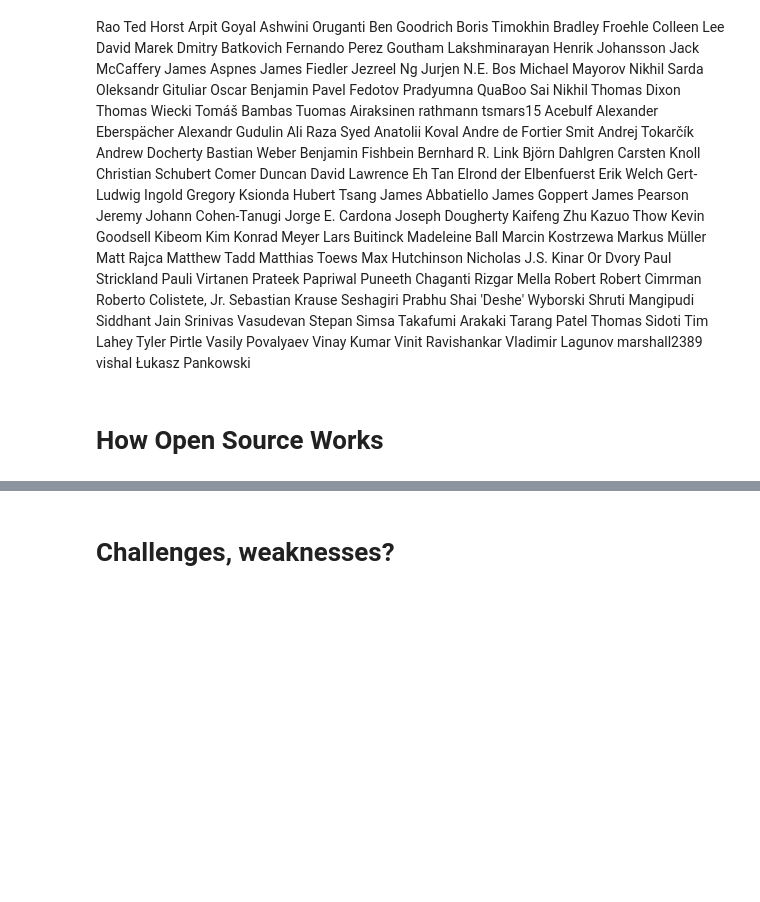
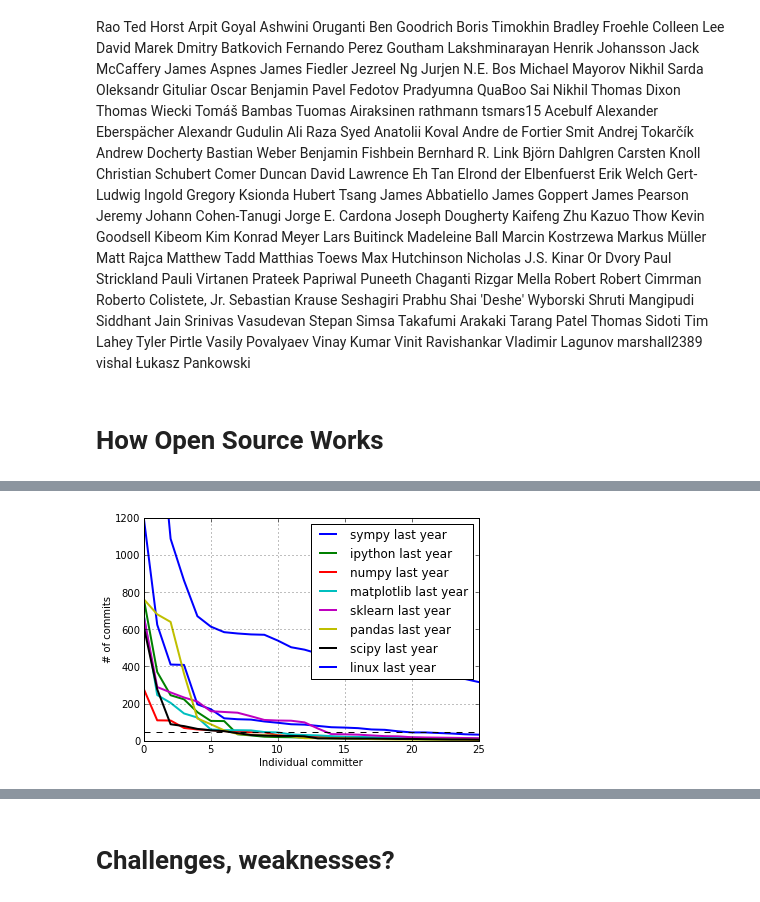
Before and after one commit to certik/scipy-in-13, a Jupyter notebook: keynote/Certik Keynote.ipynb, the cells around one changed output, grey strips where cells are left out. Cells and saved outputs as stored; diff of their text form; code cells hidden in the pictures; blank space fills up the shorter version.

```diff
--- a/keynote/Certik Keynote.ipynb
+++ b/keynote/Certik Keynote.ipynb
@@ -533,16 +551,18 @@ savefig("commits1.png")
 # %%
 for project in ["sympy", "ipython", "numpy", "matplotlib", "sklearn", "pandas", "scipy", "linux"]:
     data = get_data("%s-year.txt" % project)
     plot(data, lw=2, label="%s last year" % project)
 
 axhline(50, lw=1, color='k', linestyle='--')
 legend()
 grid()
 xlabel("Individual committer")
 ylabel("# of commits")
 xlim([0, 25]);
 ylim([0, 1200]);
-savefig("commits1b.png")
+savefig("plots/commits1b.png")
+# %% [output]
+[figure, added]
 # %%
 for project in ["sympy", "ipython", "numpy", "matplotlib", 'sklearn', 'pandas', 'scipy']:
     data = get_data("%s-all.txt" % project)
```
Also changed, not shown: parts of 17 cells of this notebook.
